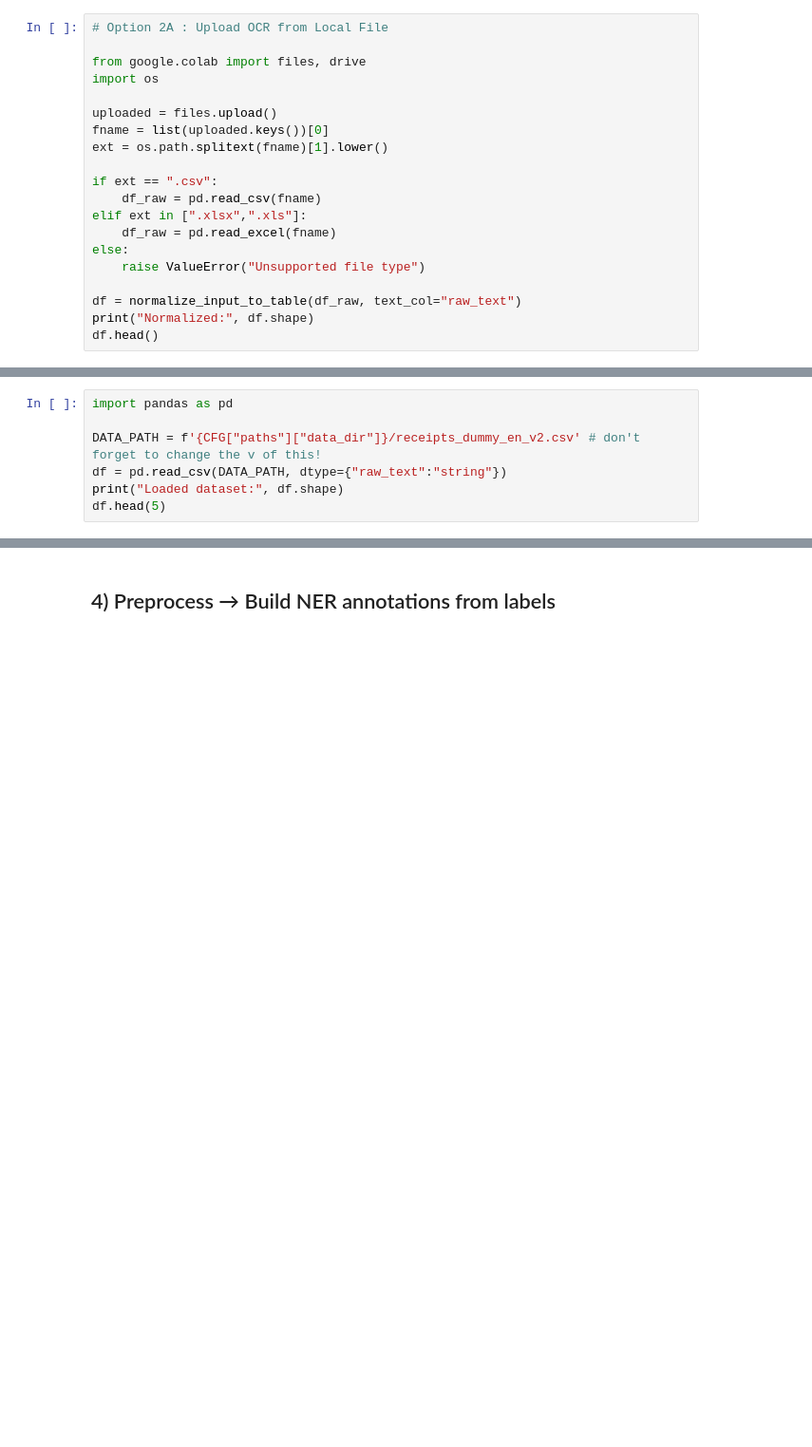
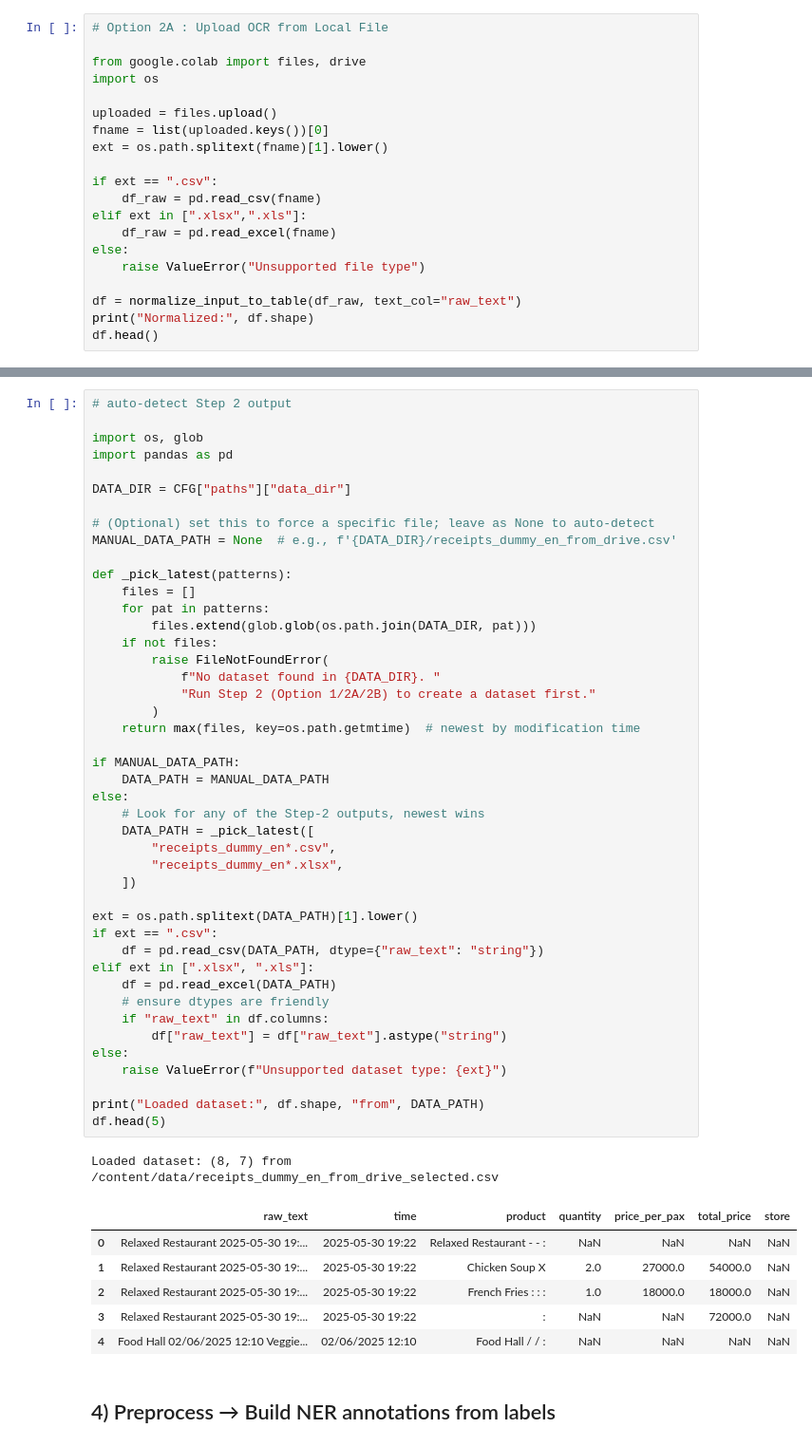
Before and after one commit to ppasyani/GID-OCR-Project, a Jupyter notebook: [Ver_3_2]_Receipt_OCR_to_Spreadsheet.ipynb, the cells around one changed output, grey strips where cells are left out. Shown at 95% size. Drawn from its saved outputs; the diff is of its cells as text; blank space fills up the shorter version.

```diff
--- a/[Ver_3_2]_Receipt_OCR_to_Spreadsheet.ipynb
+++ b/[Ver_3_2]_Receipt_OCR_to_Spreadsheet.ipynb
@@ -377,7 +349,0 @@ Don't forget to change the data path to the file name saved in step 2
-# %%
-import pandas as pd
-
-DATA_PATH = f'{CFG["paths"]["data_dir"]}/receipts_dummy_en_v2.csv' # don't forget to change the v of this!
-df = pd.read_csv(DATA_PATH, dtype={"raw_text":"string"})
-print("Loaded dataset:", df.shape)
-df.head(5)
@@ -392,3 +490,55 @@ Loaded dataset: (500, 7)
+# %%
+# auto-detect Step 2 output
+
+import os, glob
+import pandas as pd
+
+DATA_DIR = CFG["paths"]["data_dir"]
+
+# (Optional) set this to force a specific file; leave as None to auto-detect
+MANUAL_DATA_PATH = None  # e.g., f'{DATA_DIR}/receipts_dummy_en_from_drive.csv'
+
+def _pick_latest(patterns):
+    files = []
+    for pat in patterns:
+        files.extend(glob.glob(os.path.join(DATA_DIR, pat)))
+    if not files:
+        raise FileNotFoundError(
+            f"No dataset found in {DATA_DIR}. "
+            "Run Step 2 (Option 1/2A/2B) to create a dataset first."
+        )
+    return max(files, key=os.path.getmtime)  # newest by modification time
+
+if MANUAL_DATA_PATH:
+    DATA_PATH = MANUAL_DATA_PATH
+else:
+    # Look for any of the Step-2 outputs, newest wins
+    DATA_PATH = _pick_latest([
+        "receipts_dummy_en*.csv",
+        "receipts_dummy_en*.xlsx",
+    ])
+
+ext = os.path.splitext(DATA_PATH)[1].lower()
+if ext == ".csv":
+    df = pd.read_csv(DATA_PATH, dtype={"raw_text": "string"})
+elif ext in [".xlsx", ".xls"]:
+    df = pd.read_excel(DATA_PATH)
+    # ensure dtypes are friendly
+    if "raw_text" in df.columns:
+        df["raw_text"] = df["raw_text"].astype("string")
+else:
+    raise ValueError(f"Unsupported dataset type: {ext}")
+
+print("Loaded dataset:", df.shape, "from", DATA_PATH)
+df.head(5)
+# %% [output]
+Loaded dataset: (8, 7) from /content/data/receipts_dummy_en_from_drive_selected.csv
+|  | raw_text | time | product | quantity | price_per_pax | total_price | store |
+| 0 | Relaxed Restaurant 2025-05-30 19:... | 2025-05-30 19:22 | Relaxed Restaurant - - : | NaN | NaN | NaN | NaN |
+| 1 | Relaxed Restaurant 2025-05-30 19:... | 2025-05-30 19:22 | Chicken Soup X | 2.0 | 27000.0 | 54000.0 | NaN |
+| 2 | Relaxed Restaurant 2025-05-30 19:... | 2025-05-30 19:22 | French Fries : : : | 1.0 | 18000.0 | 18000.0 | NaN |
+| 3 | Relaxed Restaurant 2025-05-30 19:... | 2025-05-30 19:22 | : | NaN | NaN | 72000.0 | NaN |
+| 4 | Food Hall 02/06/2025 12:10 Veggie... | 02/06/2025 12:10 | Food Hall / / : | NaN | NaN | NaN | NaN |
 # %% [markdown]
 ## 4) Preprocess → Build NER annotations from labels
 # %%
```
Also changed, not shown: parts of 7 cells of this notebook.
